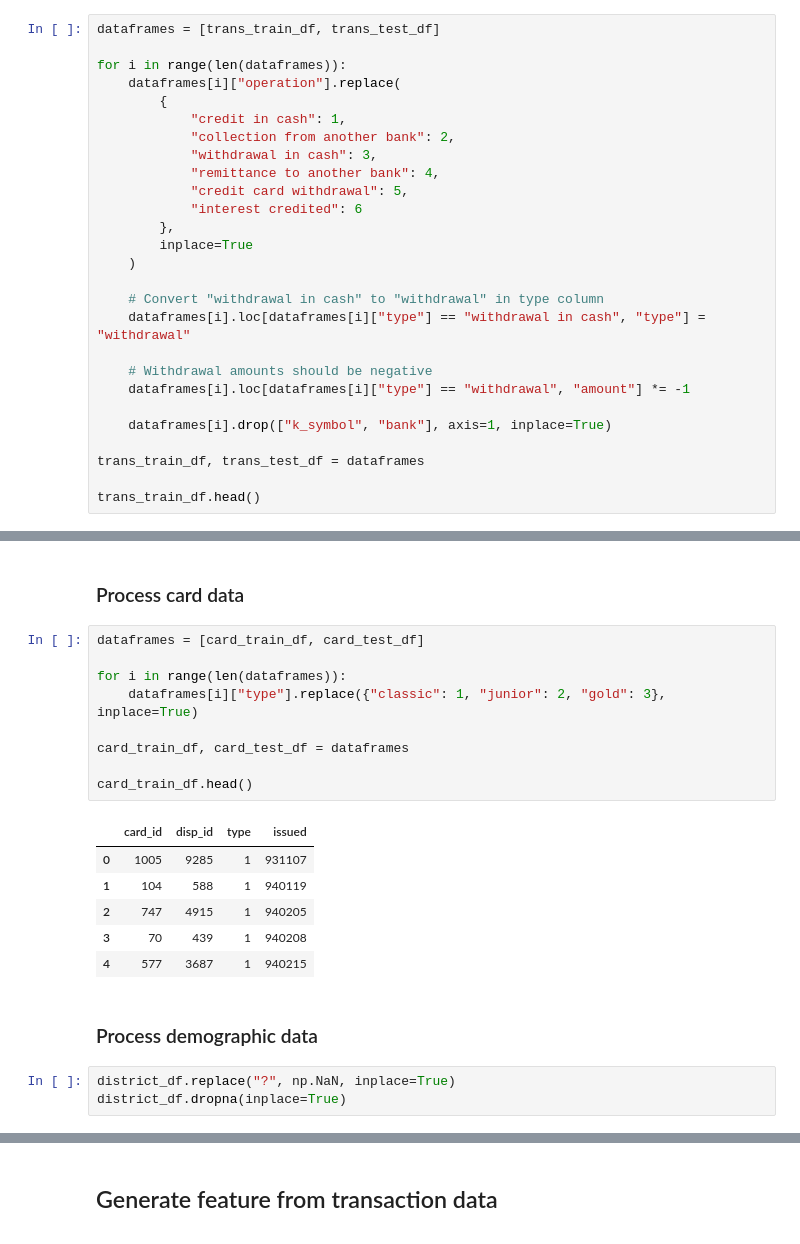
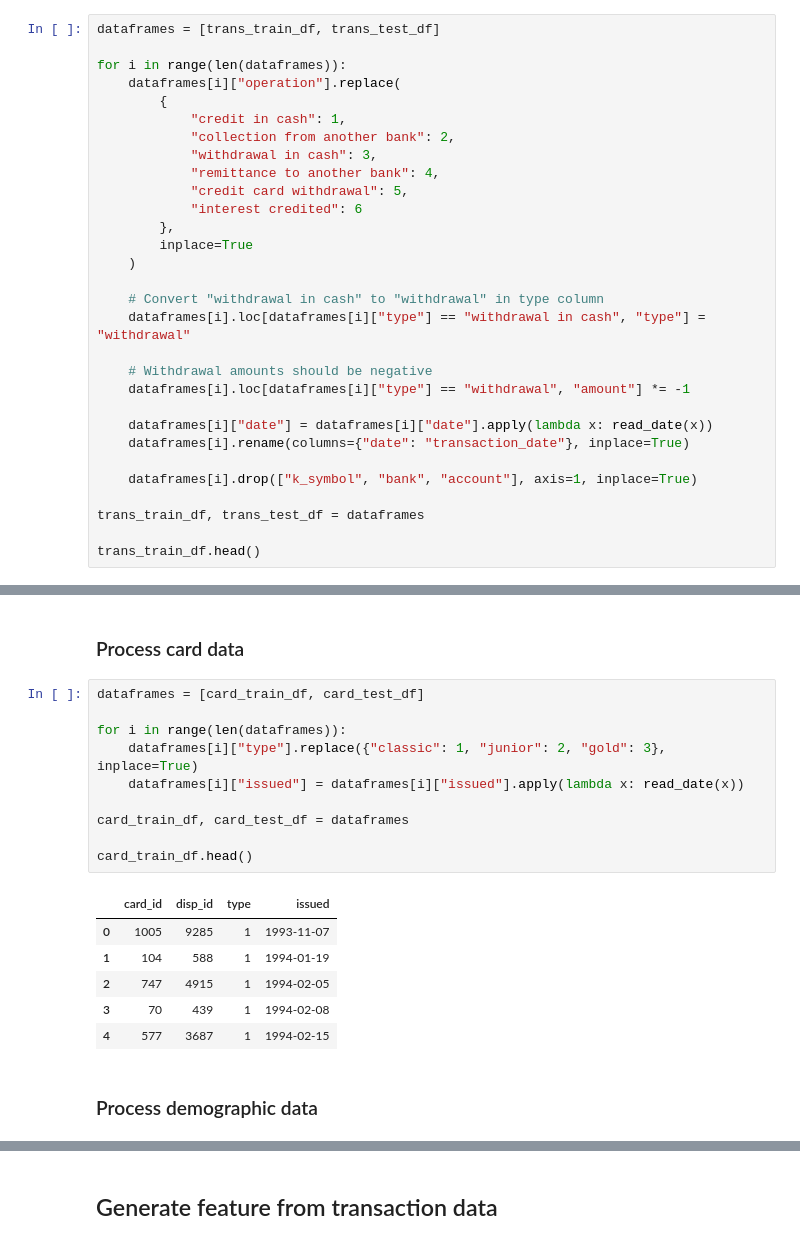
Before and after one commit to Educorreia932/FEUP-AC, a Jupyter notebook: Data Mining Project/notebooks/processing.ipynb, the cells around one changed output, grey strips where cells are left out. Cells and saved outputs as stored; diff of their text form.

```diff
--- a/Data Mining Project/notebooks/processing.ipynb
+++ b/Data Mining Project/notebooks/processing.ipynb
@@ -102,7 +102,10 @@ for i in range(len(dataframes)):
     # Withdrawal amounts should be negative
     dataframes[i].loc[dataframes[i]["type"] == "withdrawal", "amount"] *= -1
 
-    dataframes[i].drop(["k_symbol", "bank"], axis=1, inplace=True)
+    dataframes[i]["date"] = dataframes[i]["date"].apply(lambda x: read_date(x))
+    dataframes[i].rename(columns={"date": "transaction_date"}, inplace=True)
+
+    dataframes[i].drop(["k_symbol", "bank", "account"], axis=1, inplace=True)
 
 trans_train_df, trans_test_df = dataframes
 
@@ -119,21 +122,19 @@ trans_train_df.head()
 # %%
 dataframes = [card_train_df, card_test_df]
 
 for i in range(len(dataframes)):
     dataframes[i]["type"].replace({"classic": 1, "junior": 2, "gold": 3}, inplace=True)
+    dataframes[i]["issued"] = dataframes[i]["issued"].apply(lambda x: read_date(x))
 
 card_train_df, card_test_df = dataframes
 
 card_train_df.head()
 # %% [output]
 |  | card_id | disp_id | type | issued |
-| 0 | 1005 | 9285 | 1 | 931107 |
-| 1 | 104 | 588 | 1 | 940119 |
-| 2 | 747 | 4915 | 1 | 940205 |
-| 3 | 70 | 439 | 1 | 940208 |
-| 4 | 577 | 3687 | 1 | 940215 |
+| 0 | 1005 | 9285 | 1 | 1993-11-07 |
+| 1 | 104 | 588 | 1 | 1994-01-19 |
+| 2 | 747 | 4915 | 1 | 1994-02-05 |
+| 3 | 70 | 439 | 1 | 1994-02-08 |
+| 4 | 577 | 3687 | 1 | 1994-02-15 |
 # %% [markdown]
 ### Process demographic data
-# %%
-district_df.replace("?", np.NaN, inplace=True)
-district_df.dropna(inplace=True)
```
Also changed, not shown: parts of 17 cells of this notebook, 1 other file.
